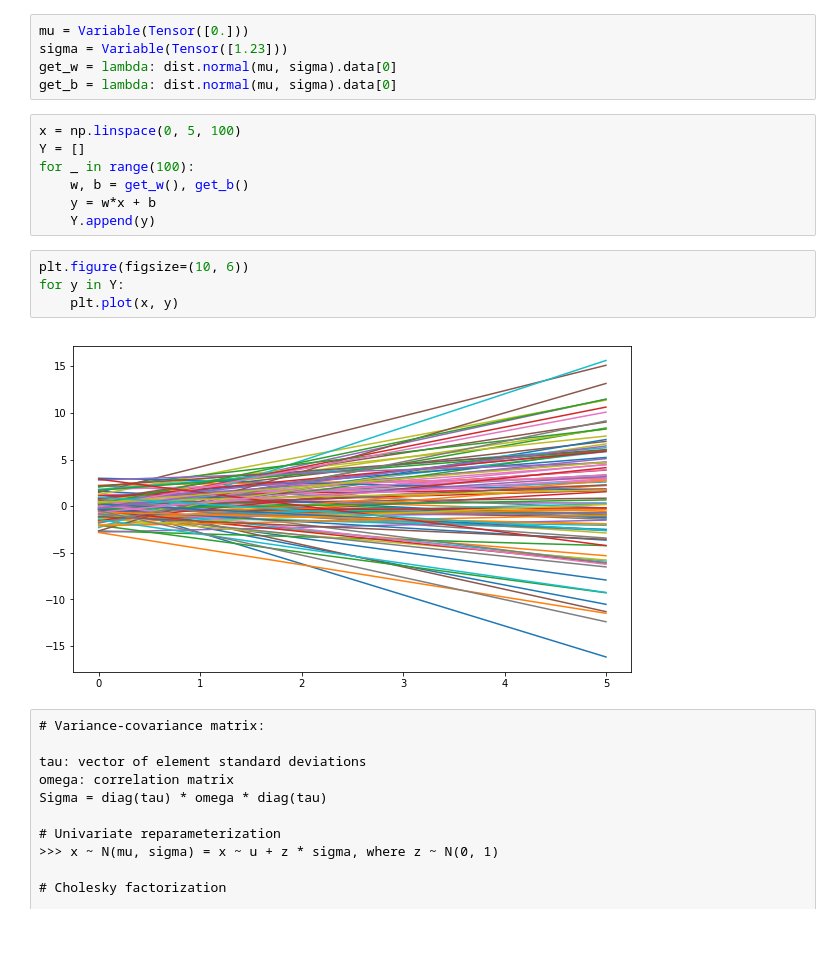
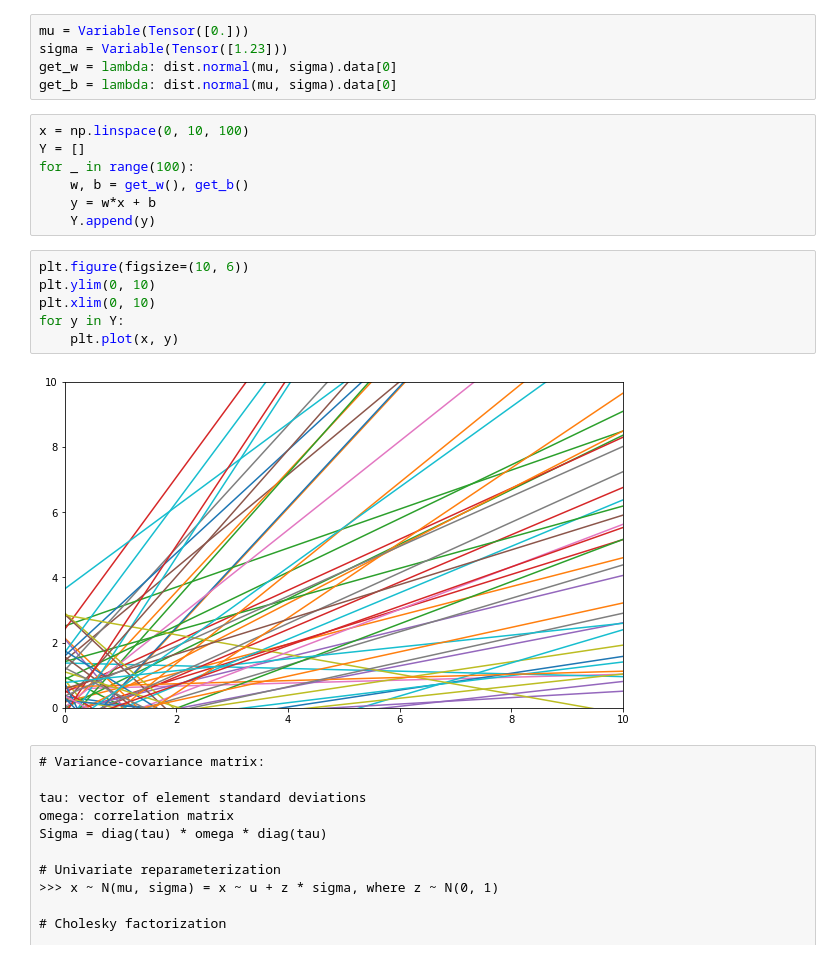
Before and after one commit to cavaunpeu/gaussian-processes, a Jupyter notebook: gaussian-processes.ipynb, the cells around one changed output. Drawn from its saved outputs; the diff is of its cells as text.

Commit message:
plot some projection linear combos

```diff
--- a/gaussian-processes.ipynb
+++ b/gaussian-processes.ipynb
@@ -10,7 +10,7 @@ sigma = Variable(Tensor([1.23]))
 get_w = lambda: dist.normal(mu, sigma).data[0]
 get_b = lambda: dist.normal(mu, sigma).data[0]
 # %%
-x = np.linspace(0, 5, 100)
+x = np.linspace(0, 10, 100)
 Y = []
 for _ in range(100):
     w, b = get_w(), get_b()
@@ -18,10 +18,12 @@ for _ in range(100):
     Y.append(y)
 # %%
 plt.figure(figsize=(10, 6))
+plt.ylim(0, 10)
+plt.xlim(0, 10)
 for y in Y:
     plt.plot(x, y)
 # %% [output]
-[figure, old version]
+[figure, new version]
 # %% [raw]
 # Variance-covariance matrix:
 
```
Also changed, not shown: parts of 22 cells of this notebook.
